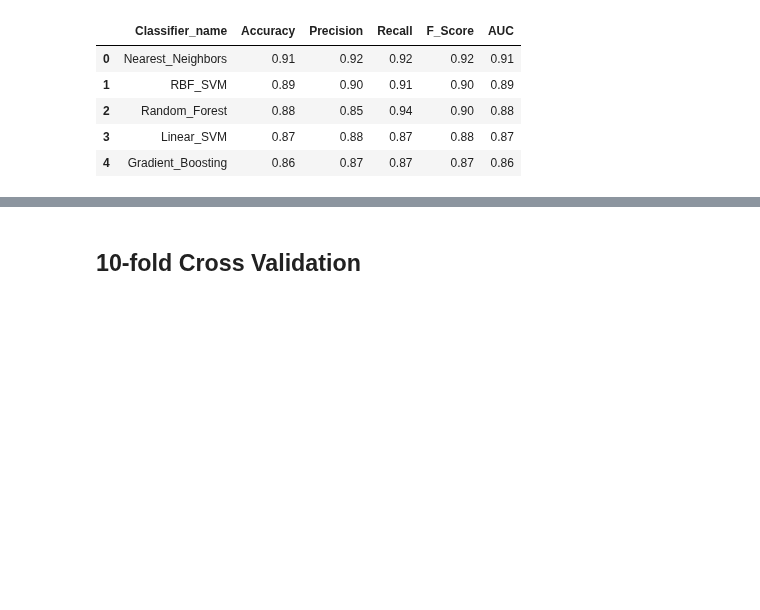
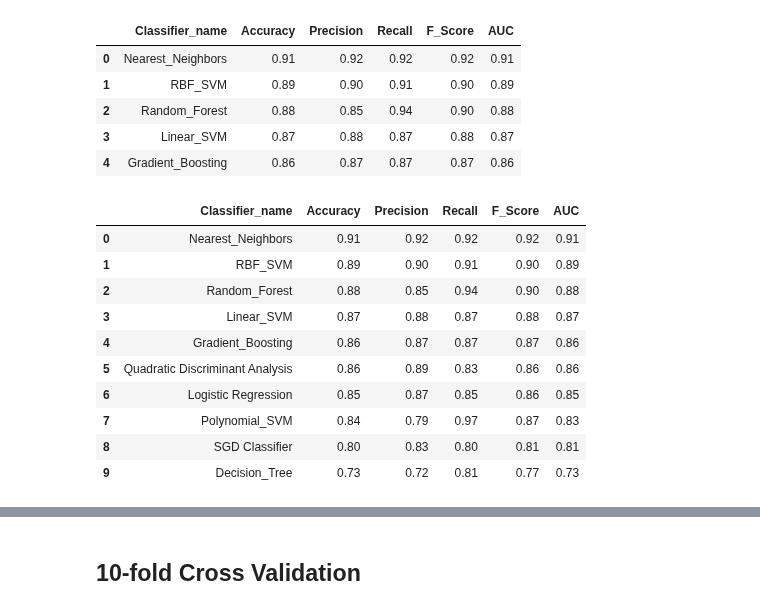
Before and after one commit to FgSurewin/Brain_Tumor_Project, a Jupyter notebook: notebooks/Niloufar_BlancedData_Augmentation.ipynb, the cells around one changed output, grey strips where cells are left out. Saved outputs shown, nothing was run; the diff lists cells and outputs as text; code cells hidden in the pictures; blank space fills up the shorter version.

```diff
--- a/notebooks/Niloufar_BlancedData_Augmentation.ipynb
+++ b/notebooks/Niloufar_BlancedData_Augmentation.ipynb
@@ -292,3 +287,17 @@ df.head()
 | 2 | Random_Forest | 0.88 | 0.85 | 0.94 | 0.90 | 0.88 |
 | 3 | Linear_SVM | 0.87 | 0.88 | 0.87 | 0.88 | 0.87 |
 | 4 | Gradient_Boosting | 0.86 | 0.87 | 0.87 | 0.87 | 0.86 |
+# %%
+df.head(10)
+# %% [output]
+|  | Classifier_name | Accuracy | Precision | Recall | F_Score | AUC |
+| 0 | Nearest_Neighbors | 0.91 | 0.92 | 0.92 | 0.92 | 0.91 |
+| 1 | RBF_SVM | 0.89 | 0.90 | 0.91 | 0.90 | 0.89 |
+| 2 | Random_Forest | 0.88 | 0.85 | 0.94 | 0.90 | 0.88 |
+| 3 | Linear_SVM | 0.87 | 0.88 | 0.87 | 0.88 | 0.87 |
+| 4 | Gradient_Boosting | 0.86 | 0.87 | 0.87 | 0.87 | 0.86 |
+| 5 | Quadratic Discriminant Analysis | 0.86 | 0.89 | 0.83 | 0.86 | 0.86 |
+| 6 | Logistic Regression | 0.85 | 0.87 | 0.85 | 0.86 | 0.85 |
+| 7 | Polynomial_SVM | 0.84 | 0.79 | 0.97 | 0.87 | 0.83 |
+| 8 | SGD Classifier | 0.80 | 0.83 | 0.80 | 0.81 | 0.81 |
+| 9 | Decision_Tree | 0.73 | 0.72 | 0.81 | 0.77 | 0.73 |
```
Also changed, not shown: parts of 5 cells of this notebook.
